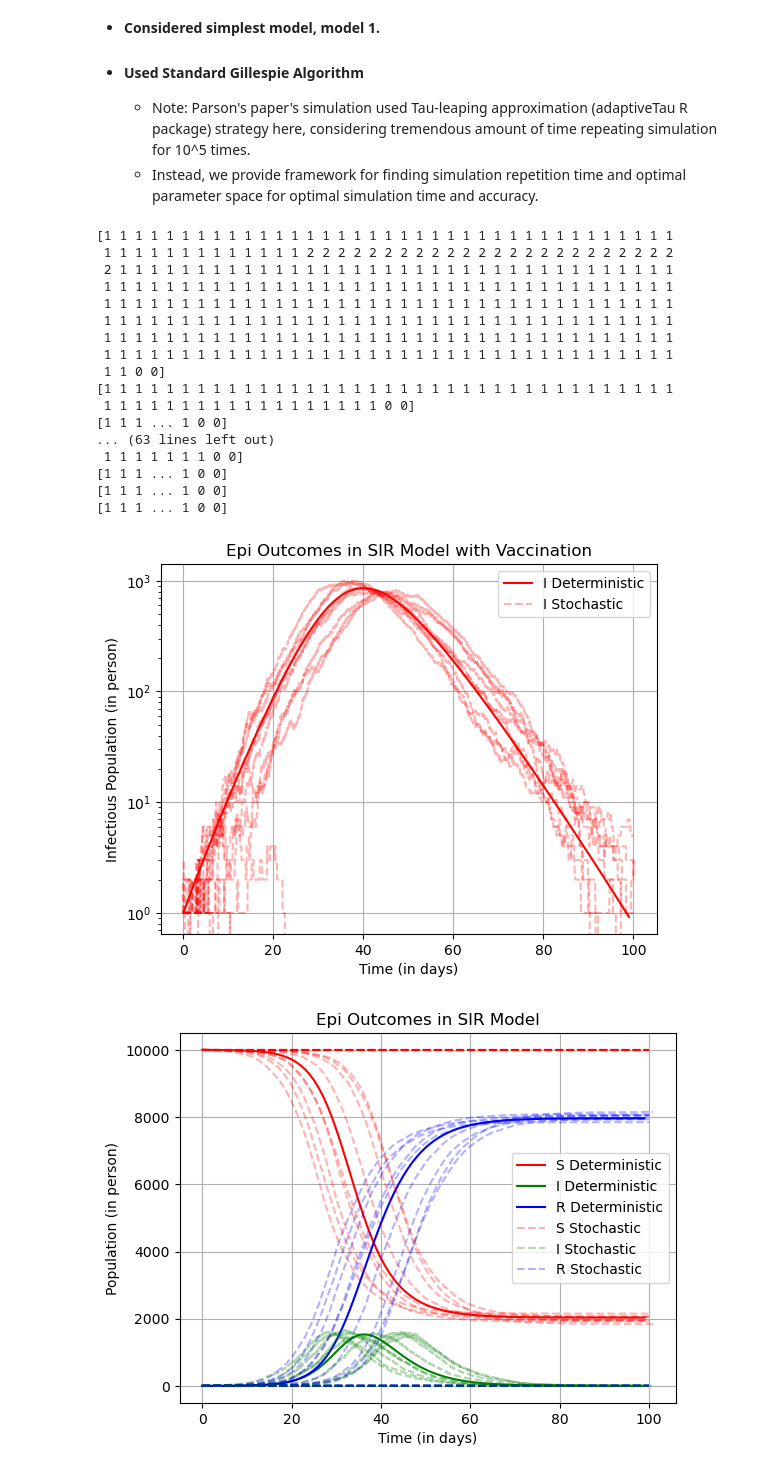
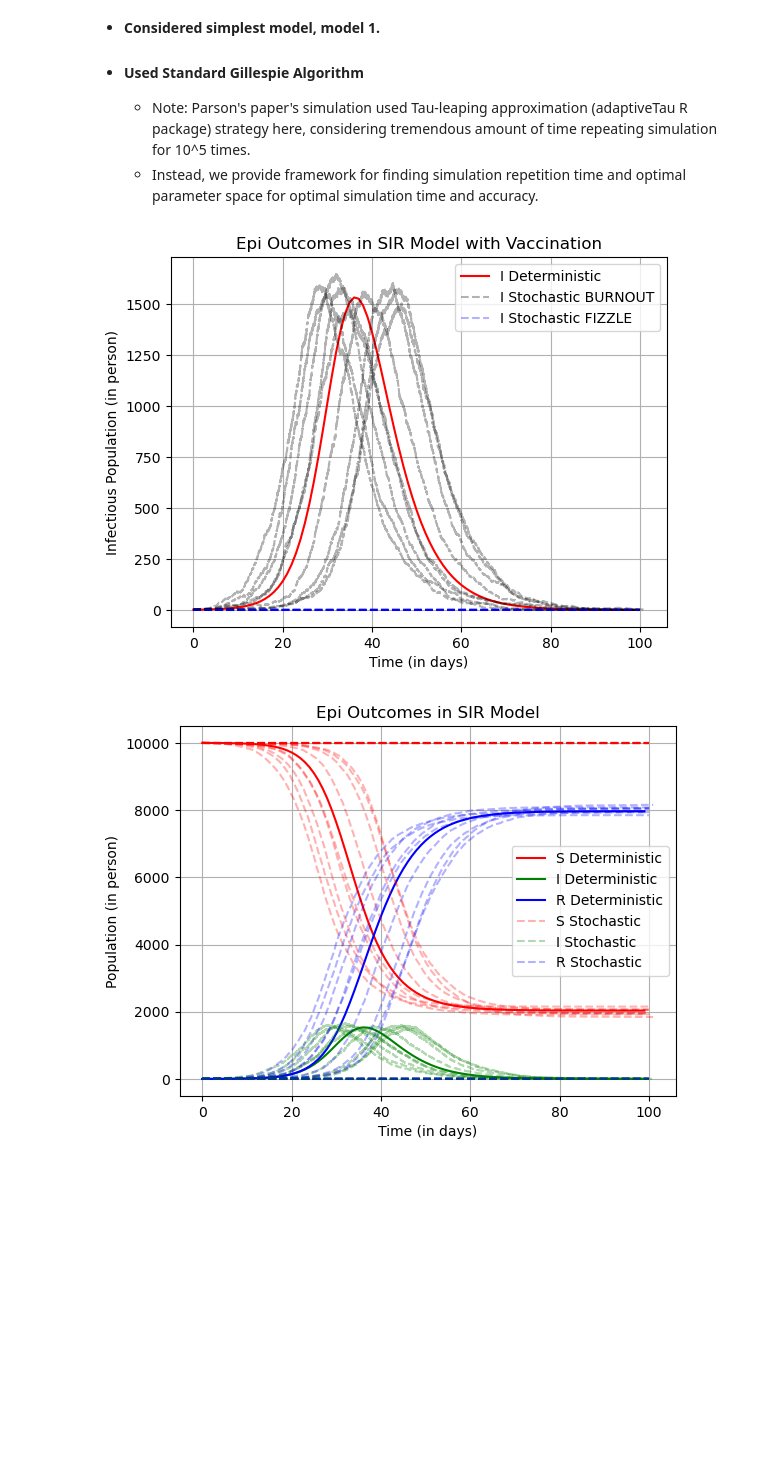
Before and after one commit to mdsnpr/Epidemiology-Summer2025-, a Jupyter notebook: Codes/Simulation of SIR Models with Vaccination.ipynb, the cells around one changed output. Drawn from its saved outputs; the diff is of its cells as text; code cells hidden in the pictures; blank space fills up the shorter version.

```diff
--- a/Codes/Simulation of SIR Models with Vaccination.ipynb
+++ b/Codes/Simulation of SIR Models with Vaccination.ipynb
@@ -1,3 +1,21 @@
+# %%
+import numpy as np
+import math
+import bisect
+import matplotlib.pyplot as plt
+from matplotlib.ticker import FuncFormatter
+from scipy import integrate
+from itertools import accumulate
+
+# For Interactive Features
+from ipywidgets import interact, FloatSlider, IntSlider
+import ipywidgets as widgets
+
+import warnings
+warnings.filterwarnings("ignore")
+
+def log_formatter(x, pos):
+    return f"{10**x:.0f}"
 # %% [markdown]
 # Model Schemes and Set of ODEs
 # %% [markdown]
@@ -487,26 +509,9 @@ def plot_stochastic_epioutcomes(beta, gamma, nu, N=10000, I0=1, tf=100, nsim=10,
 
     return times, ivals
 # %%
-times, ivals = plot_stochastic_epioutcomes(0.5, 0.25, 0.005, nsim = 20, seed_adj=0, vacc = True)
+times, ivals = plot_stochastic_infectious_focused(0.5, 0.25, 0, nsim = 20, seed_adj=0, vacc = True, logsc=False)
 # %% [output]
-[1 1 1 1 1 1 1 1 1 1 1 1 1 1 1 1 1 1 1 1 1 1 1 1 1 1 1 1 1 1 1 1 1 1 1 1 1
- 1 1 1 1 1 1 1 1 1 1 1 1 1 2 2 2 2 2 2 2 2 2 2 2 2 2 2 2 2 2 2 2 2 2 2 2 2
- 2 1 1 1 1 1 1 1 1 1 1 1 1 1 1 1 1 1 1 1 1 1 1 1 1 1 1 1 1 1 1 1 1 1 1 1 1
- 1 1 1 1 1 1 1 1 1 1 1 1 1 1 1 1 1 1 1 1 1 1 1 1 1 1 1 1 1 1 1 1 1 1 1 1 1
- 1 1 1 1 1 1 1 1 1 1 1 1 1 1 1 1 1 1 1 1 1 1 1 1 1 1 1 1 1 1 1 1 1 1 1 1 1
- 1 1 1 1 1 1 1 1 1 1 1 1 1 1 1 1 1 1 1 1 1 1 1 1 1 1 1 1 1 1 1 1 1 1 1 1 1
- 1 1 1 1 1 1 1 1 1 1 1 1 1 1 1 1 1 1 1 1 1 1 1 1 1 1 1 1 1 1 1 1 1 1 1 1 1
- 1 1 1 1 1 1 1 1 1 1 1 1 1 1 1 1 1 1 1 1 1 1 1 1 1 1 1 1 1 1 1 1 1 1 1 1 1
- 1 1 0 0]
-[1 1 1 1 1 1 1 1 1 1 1 1 1 1 1 1 1 1 1 1 1 1 1 1 1 1 1 1 1 1 1 1 1 1 1 1 1
- 1 1 1 1 1 1 1 1 1 1 1 1 1 1 1 1 1 1 0 0]
-[1 1 1 ... 1 0 0]
-... (63 lines left out)
- 1 1 1 1 1 1 1 0 0]
-[1 1 1 ... 1 0 0]
-[1 1 1 ... 1 0 0]
-[1 1 1 ... 1 0 0]
-[figure, old version]
+[figure, new version]
 # %%
 times, ivals = plot_stochastic_epioutcomes(0.5, 0.25, 0.1, nsim = 20, seed_adj=0, vacc = False)
 # %% [output]
```
Also changed, not shown: parts of 8 cells of this notebook, 4 other files.
